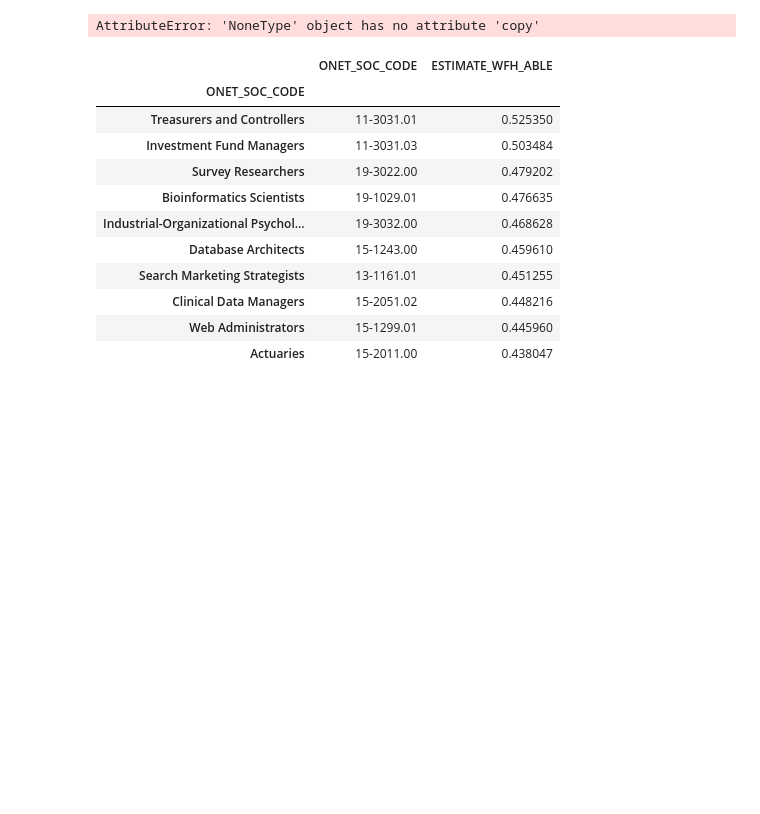
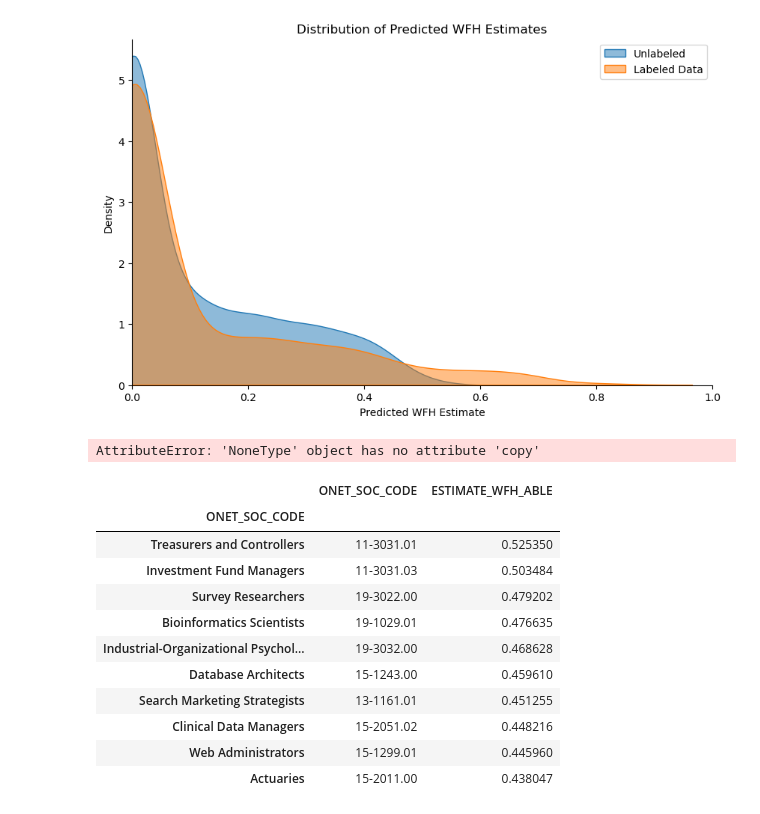
Before and after one commit to mitchv34/WFH, a Jupyter notebook: src/empirical/wfh_share_estimation/analize_experiments.ipynb, the cells around one changed output. Cells and saved outputs as stored; diff of their text form; code cells hidden in the pictures; blank space fills up the shorter version.

```diff
--- a/src/empirical/wfh_share_estimation/analize_experiments.ipynb
+++ b/src/empirical/wfh_share_estimation/analize_experiments.ipynb
@@ -114,3 +160,10 @@ pipeline.plot_manager.show_plot("unlabeled_prediction")
+# %%
+# Retrain the model with all the data
+pipeline.train(include_test=True)
+pipeline.predict_unlabeled()
+pipeline.plot_manager.show_plot("unlabeled_prediction")
+# %% [output]
+[figure, added]
 # %%
 # Unlabelled data
 unlabeled = pipeline.data.unlabeled_data[["ESTIMATE_WFH_ABLE"]]
```
Also changed, not shown: parts of 8 cells of this notebook, 1 other file.
